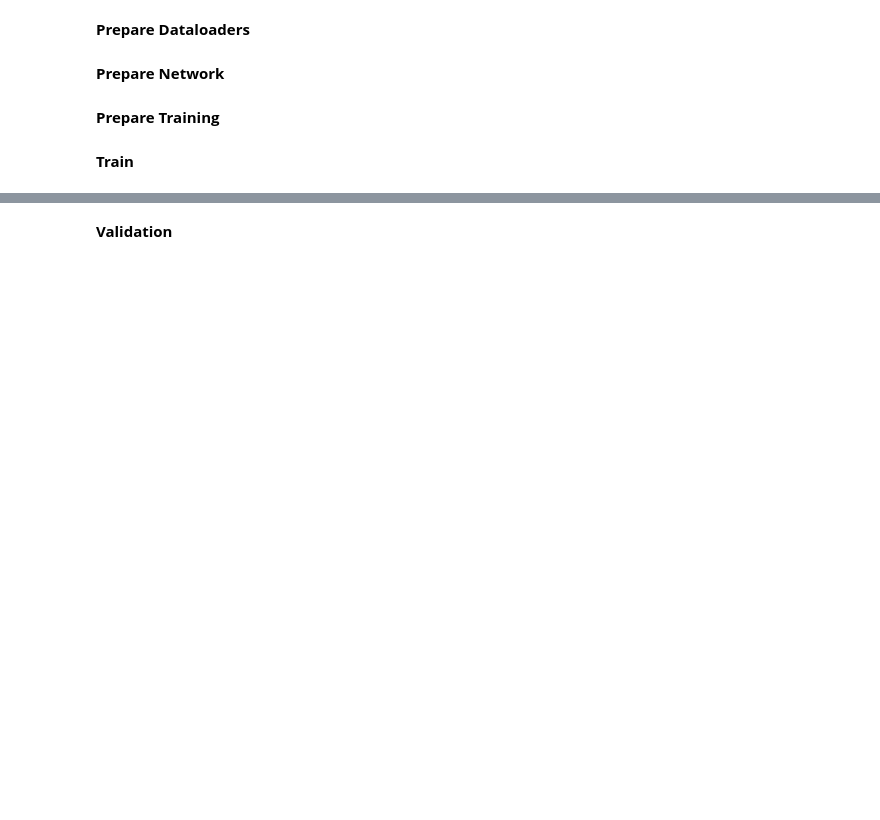
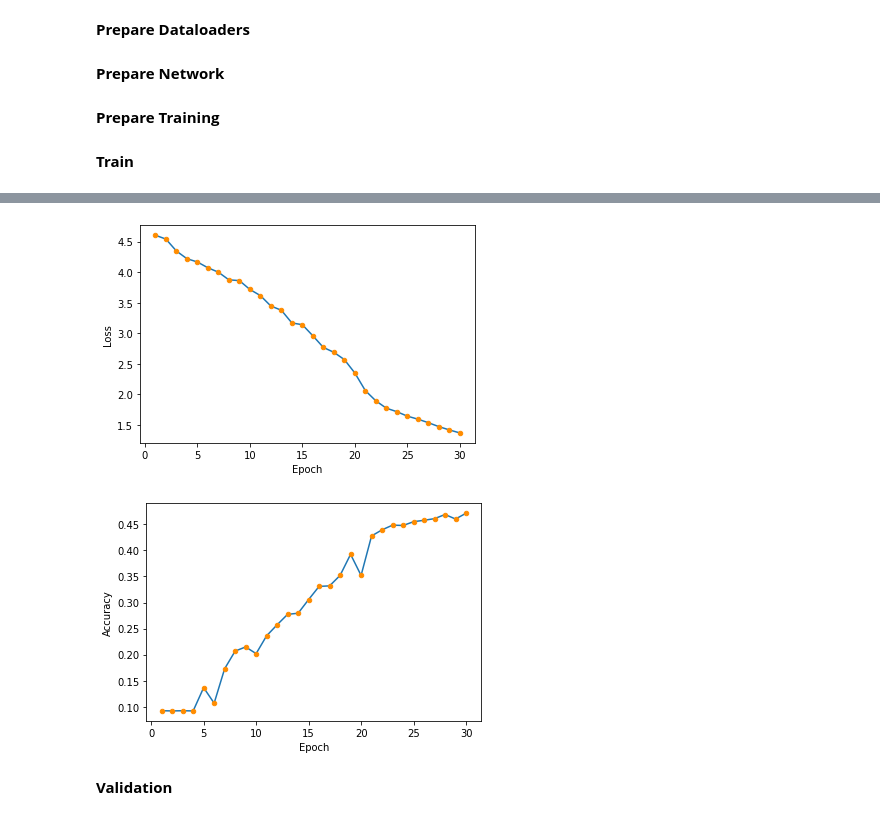
Before and after one commit to lore-lml/machine-learning2020-hw2, a Jupyter notebook: hw2.ipynb, the cells around one changed output, grey strips where cells are left out. Cells and saved outputs as stored; diff of their text form; code cells hidden in the pictures; blank space fills up the shorter version.

Commit message:
Evaluate validation per each epoch

```diff
--- a/hw2.ipynb
+++ b/hw2.ipynb
@@ -35,7 +52,7 @@ NUM_CLASSES = 101 # 101 + 1: There is am extra Background class that should be r
 BATCH_SIZE = 256     # Higher batch sizes allows for larger learning rates. An empirical heuristic suggests that, when changing
                      # the batch size, learning rate should change by the same factor to have comparable results
 
-LR = 1e-3            # The initial Learning Rate
+LR = 3e-2           # The initial Learning Rate
 MOMENTUM = 0.9       # Hyperparameter for SGD, keep this at 0.9 when using SGD
 WEIGHT_DECAY = 5e-5  # Regularization, you can keep this at the default
 
@@ -141,6 +188,9 @@ scheduler = optim.lr_scheduler.StepLR(optimizer, step_size=STEP_SIZE, gamma=GAMM
 # %% [markdown]
 **Train**
 # %%
+# List to store every loss of each step.
+losses = []
+accuracies = []
 # By default, everything is loaded to cpu
 net = net.to(DEVICE) # this will bring the network to GPU if DEVICE is cuda
 
@@ -151,8 +201,10 @@ current_step = 0
 for epoch in range(NUM_EPOCHS):
   print('Starting epoch {}/{}, LR = {}'.format(epoch+1, NUM_EPOCHS, scheduler.get_lr()))
 
+  cumulative_loss = .0
   # Iterate over the dataset
   for images, labels in train_dataloader:
+
     # Bring data over the device of choice
     images = images.to(DEVICE)
     labels = labels.to(DEVICE)
@@ -168,10 +220,11 @@ for epoch in range(NUM_EPOCHS):
 
     # Compute loss based on output and ground truth
     loss = criterion(outputs, labels)
+    cumulative_loss += loss.item()
 
     # Log loss
     if current_step % LOG_FREQUENCY == 0:
-      print('Step {}, Loss {}'.format(current_step, loss.item()))
+      print('Step {}, Loss {}, Cumulative {}'.format(current_step, loss.item(), cumulative_loss))
 
     # Compute gradients for each layer and update weights
     loss.backward()  # backward pass: computes gradients
@@ -179,5 +232,11 @@ for epoch in range(NUM_EPOCHS):
 
     current_step += 1
 
+  # Avg of cumulative loss
+  losses.append(cumulative_loss / len(train_dataloader))
+  # Evaluation on validation_set
+  accuracies.append(evaluate(val_dataloader, net))
   # Step the scheduler
   scheduler.step()
+
+print("\n************ END OF TRAINING ***************")
@@ -184,3 +262,23 @@ for epoch in range(NUM_EPOCHS):
+# %%
+import matplotlib.pyplot as plt
+%matplotlib inline
+
+epochs = np.arange(1, NUM_EPOCHS+1)
+plt.figure()
+plt.scatter(epochs, losses, c="darkorange", s=20)
+plt.plot(epochs, losses, zorder=-1)
+plt.xlabel('Epoch')
+plt.ylabel('Loss')
+
+plt.figure()
+plt.scatter(epochs, accuracies, c="darkorange", s=20)
+plt.plot(epochs, accuracies, zorder=-1)
+plt.xlabel('Epoch')
+plt.ylabel('Accuracy')
+plt.show()
+# %% [output]
+[figure, added]
+[figure, added]
 # %% [markdown]
 **Validation**
 # %%
```
Also changed, not shown: parts of 6 cells of this notebook.
